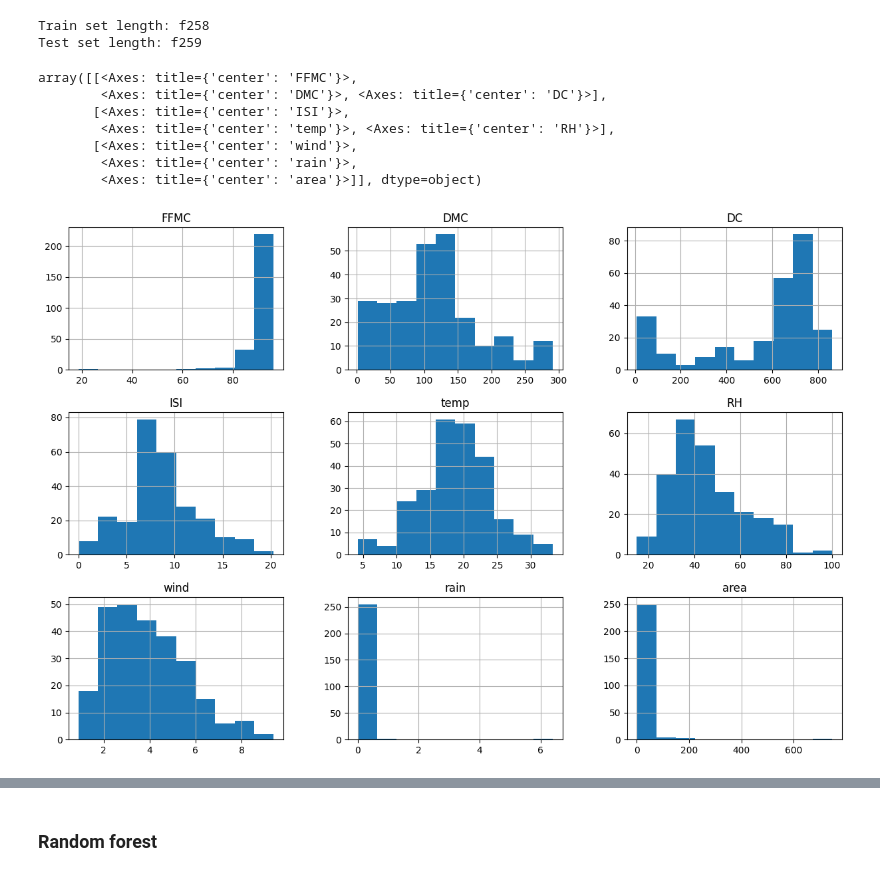
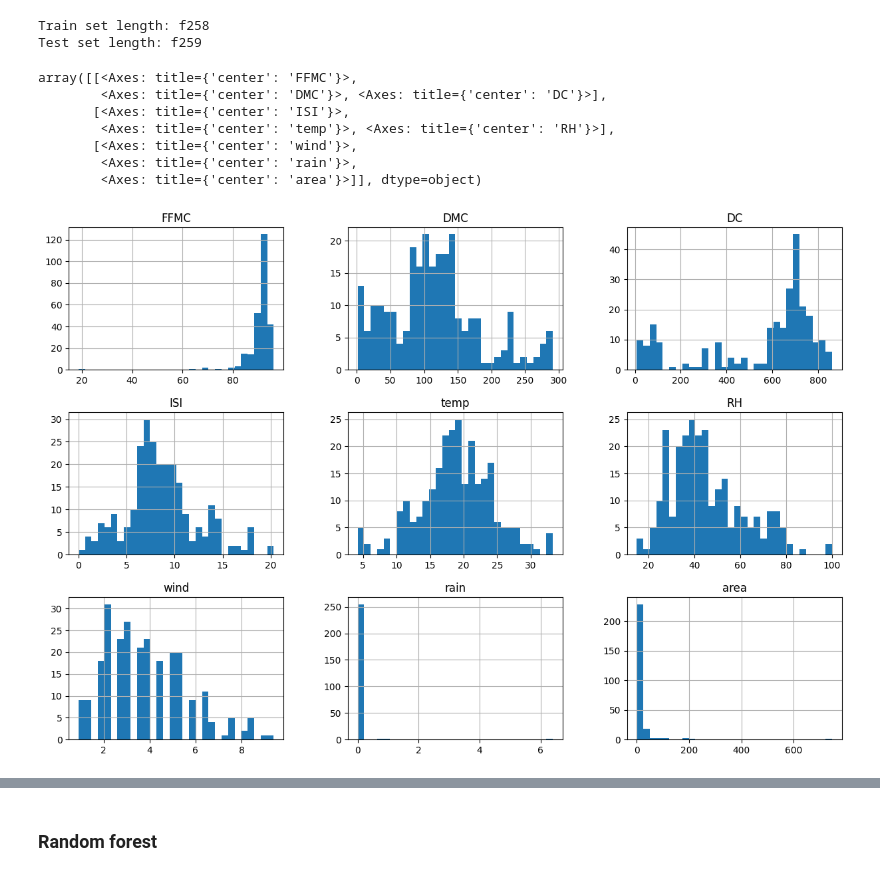
Before and after one commit to krskovape/Machine_learning, a Jupyter notebook: LAB_mlgeo_test_1/LAB_mlgeo_test_1_assignment_Krsková.ipynb, the cells around one changed output, grey strips where cells are left out. Drawn from its saved outputs; the diff is of its cells as text; code cells hidden in the pictures.

```diff
--- a/LAB_mlgeo_test_1/LAB_mlgeo_test_1_assignment_Krsková.ipynb
+++ b/LAB_mlgeo_test_1/LAB_mlgeo_test_1_assignment_Krsková.ipynb
@@ -236,15 +236,15 @@ X_test = test_set.drop('area', axis=1)
 y_test = test_set['area']
 # %%
 # plot histogram for training set
-train_set.hist(figsize=(15,10))
+train_set.hist(bins=30,figsize=(15,10))
 # %% [output]
 array([[<Axes: title={'center': 'FFMC'}>,
         <Axes: title={'center': 'DMC'}>, <Axes: title={'center': 'DC'}>],
        [<Axes: title={'center': 'ISI'}>,
         <Axes: title={'center': 'temp'}>, <Axes: title={'center': 'RH'}>],
        [<Axes: title={'center': 'wind'}>,
         <Axes: title={'center': 'rain'}>,
         <Axes: title={'center': 'area'}>]], dtype=object)
-[figure, old version]
+[figure, new version]
 # %%
 # plot histogram for testing set
```
Also changed, not shown: parts of 12 cells of this notebook.
